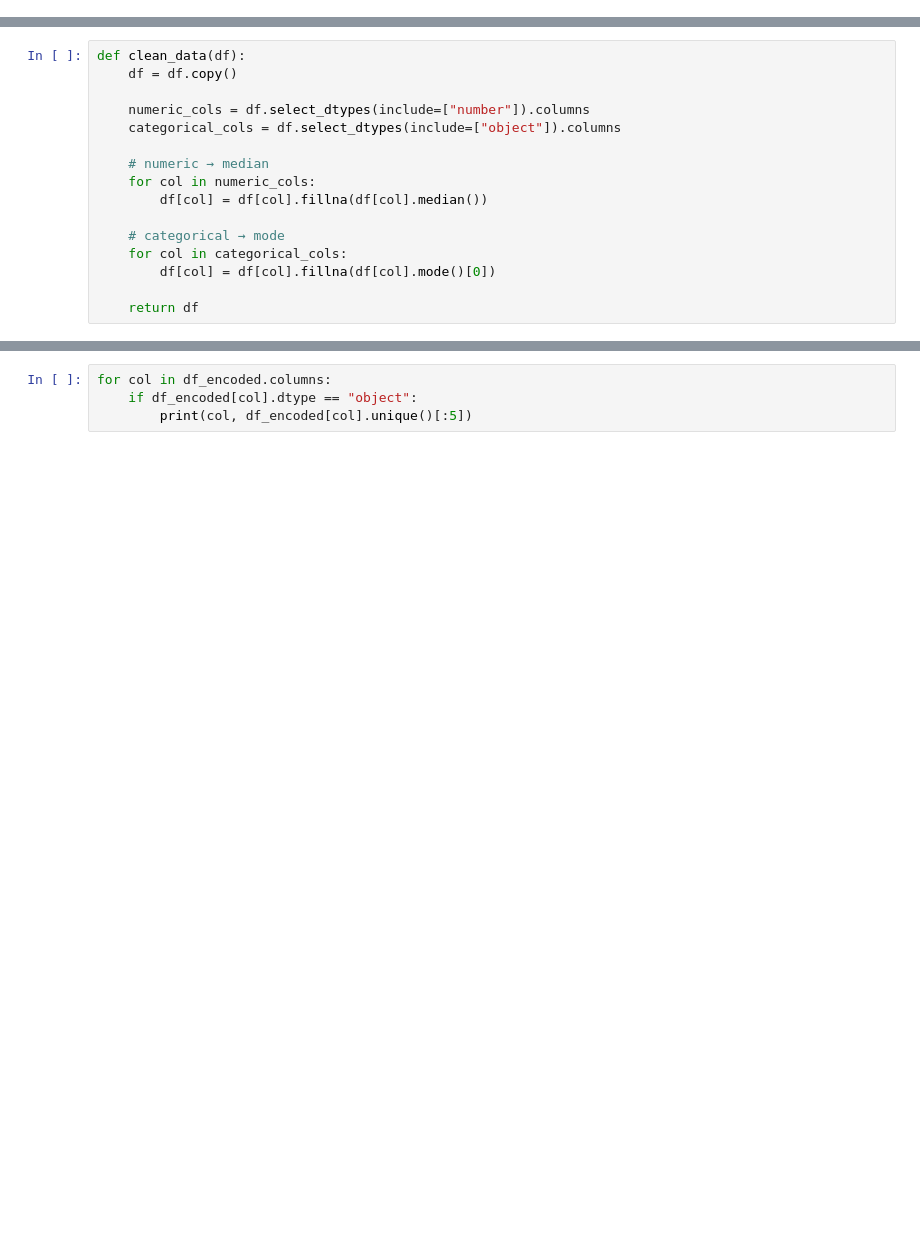
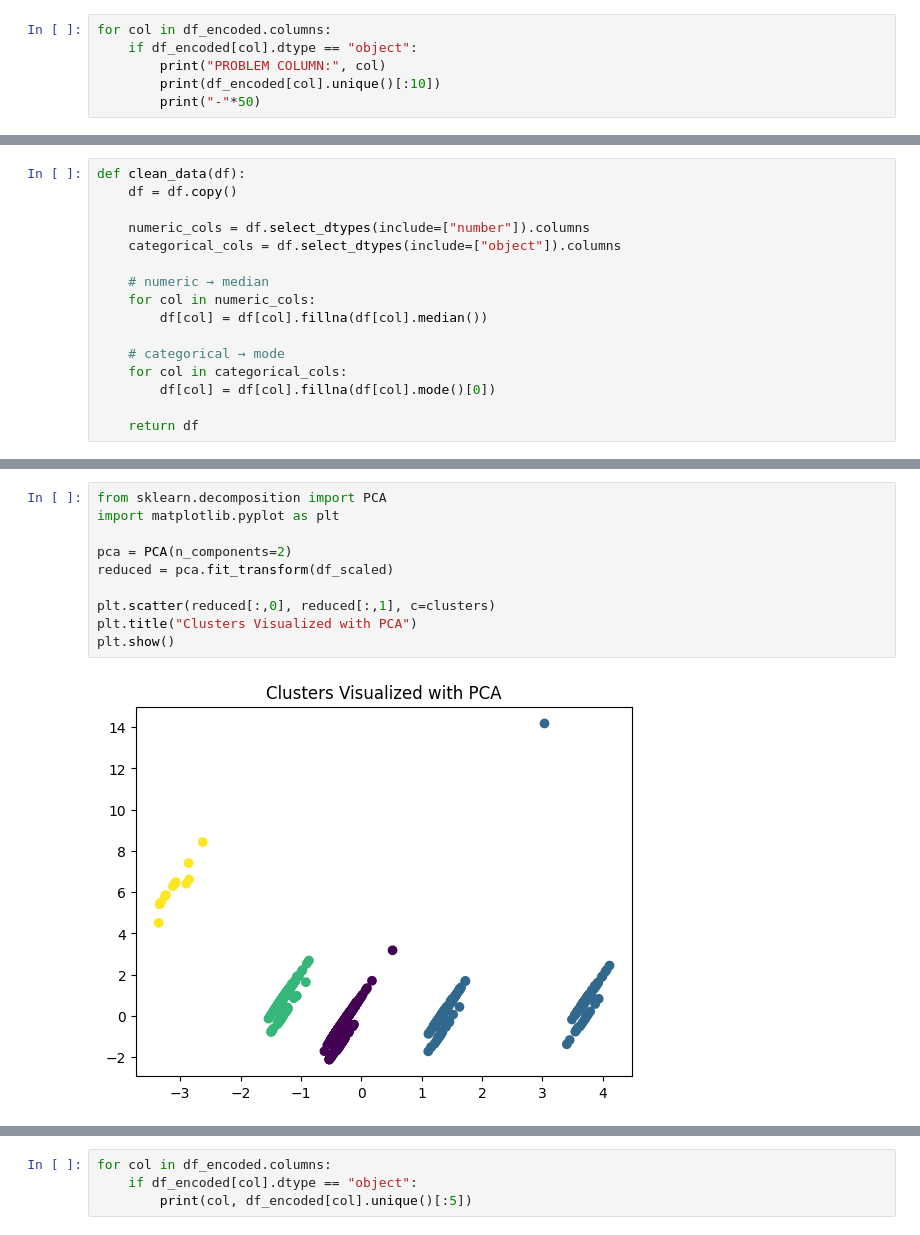
Before and after one commit to Phethakakhle/mental-health-unsupervised-learning, a Jupyter notebook: notebooks/analysis.ipynb, the cells around one changed output, grey strips where cells are left out. Drawn from its saved outputs; the diff is of its cells as text; blank space fills up the shorter version.

```diff
--- a/notebooks/analysis.ipynb
+++ b/notebooks/analysis.ipynb
@@ -32,2 +14,8 @@ memory usage: 705.4 KB
+# %%
+for col in df_encoded.columns:
+    if df_encoded[col].dtype == "object":
+        print("PROBLEM COLUMN:", col)
+        print(df_encoded[col].unique()[:10])
+        print("-"*50)
 # %%
 df.isnull().sum().sort_values(ascending=False)
@@ -112,0 +128,12 @@ NameError: name 'pd' is not defined
+# %%
+from sklearn.decomposition import PCA
+import matplotlib.pyplot as plt
+
+pca = PCA(n_components=2)
+reduced = pca.fit_transform(df_scaled)
+
+plt.scatter(reduced[:,0], reduced[:,1], c=clusters)
+plt.title("Clusters Visualized with PCA")
+plt.show()
+# %% [output]
+[figure, added]
```
Also changed, not shown: parts of 30 cells of this notebook.
